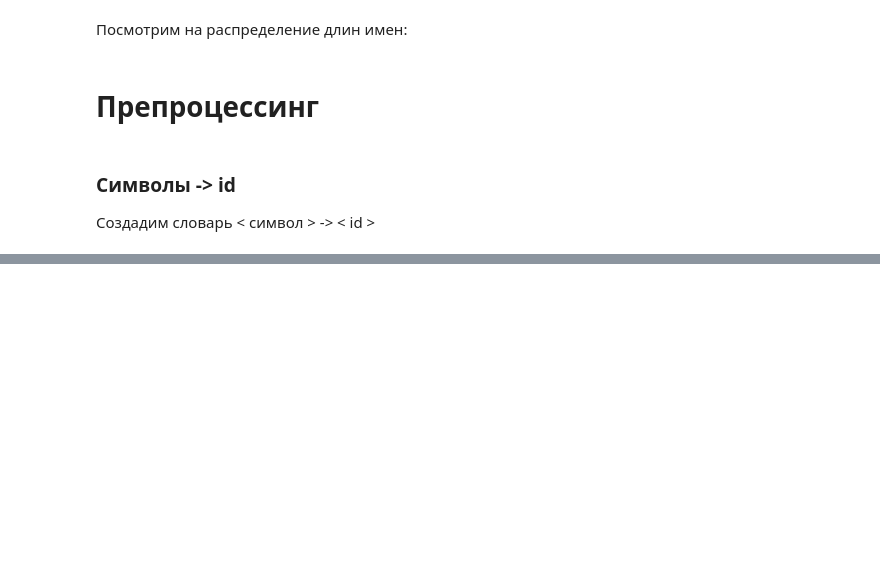
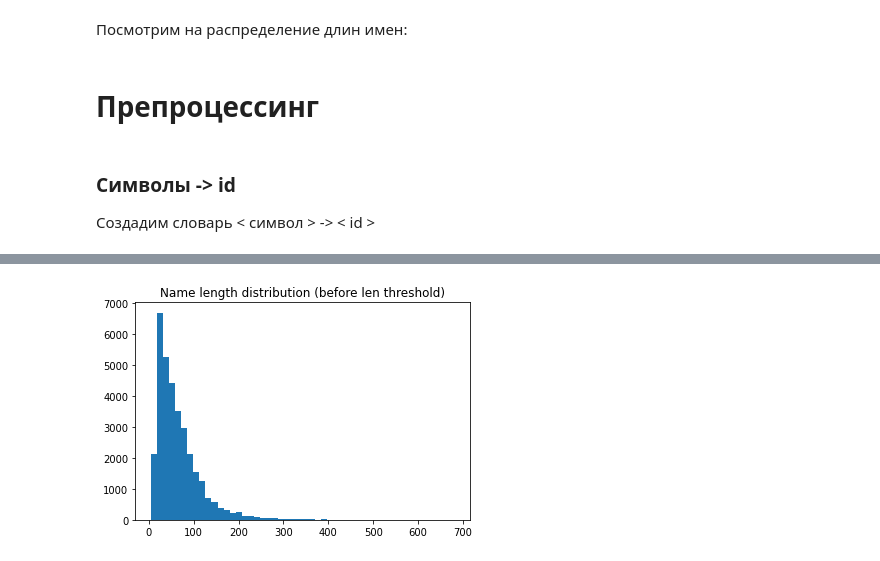
Before and after one commit to wisoffe/Courses, a Jupyter notebook: Stepik. Neural networks and NLP/stepik-nn-and-nlp 4.3.final (rnn-generator).ipynb, the cells around one changed output, grey strips where cells are left out. Cells and saved outputs as stored; diff of their text form; code cells hidden in the pictures; blank space fills up the shorter version.

```diff
--- a/Stepik. Neural networks and NLP/stepik-nn-and-nlp 4.3.final (rnn-generator).ipynb
+++ b/Stepik. Neural networks and NLP/stepik-nn-and-nlp 4.3.final (rnn-generator).ipynb
@@ -67,0 +907,27 @@ token_to_id = {token: idx for idx, token in enumerate(tokens)}
+# %%
+###quotes_pattern07.txt
+num = 6
+with open(quotes_rus_filenames[num]) as file:
+    lines = [line.rstrip() for line in file]
+lines = list(filter(None, lines)) #remove empty strings
+print('Сопроводительные комментарии к {}'.format(quotes_rus_filenames[num]))
+print("\n".join([line for line in lines if line[0] == '#']))
+print()
+
+###Обработка
+lines = [line for line in lines if line[0] != '#']
+
+#- оставить только строки, в которых отсутсвуют цифры
+lines = [line.strip() for line in lines if not has_numbers(line)]
+
+#- из этих строк удалить все, после символа // и (
+lines = [line.split('//')[0].split('(')[0].strip() for line in lines]
+
+#- удалить в начале строк "* "
+#- финально удалить первоначальные и завершающие пробелы
+lines = [line.lstrip('* ').strip() for line in lines]
+
+###Итоги и добавление в общий список
+print("Количество: {}".format(len(lines)))
+print("\n".join(lines[::len(lines)//10]))
+quotes_rus.extend(lines)
@@ -67,0 +955,6 @@ token_to_id = {token: idx for idx, token in enumerate(tokens)}
+# %%
+#Общие итоги
+#ставим '.' в конце, если ее нет
+quotes_rus = [line if line[-1] in ['.', '!', '?'] else line + '.' for line in quotes_rus]
+print("Количество: {}".format(len(quotes_rus)))
+quotes_rus[::len(quotes_rus)//20]
@@ -67,0 +980,5 @@ token_to_id = {token: idx for idx, token in enumerate(tokens)}
+# %%
+plt.title('Name length distribution (before len threshold)')
+plt.hist(list(map(len, quotes_rus)), bins=50);
+# %% [output]
+[figure, added]
```
Also changed, not shown: parts of 116 cells of this notebook, 1 other file.
